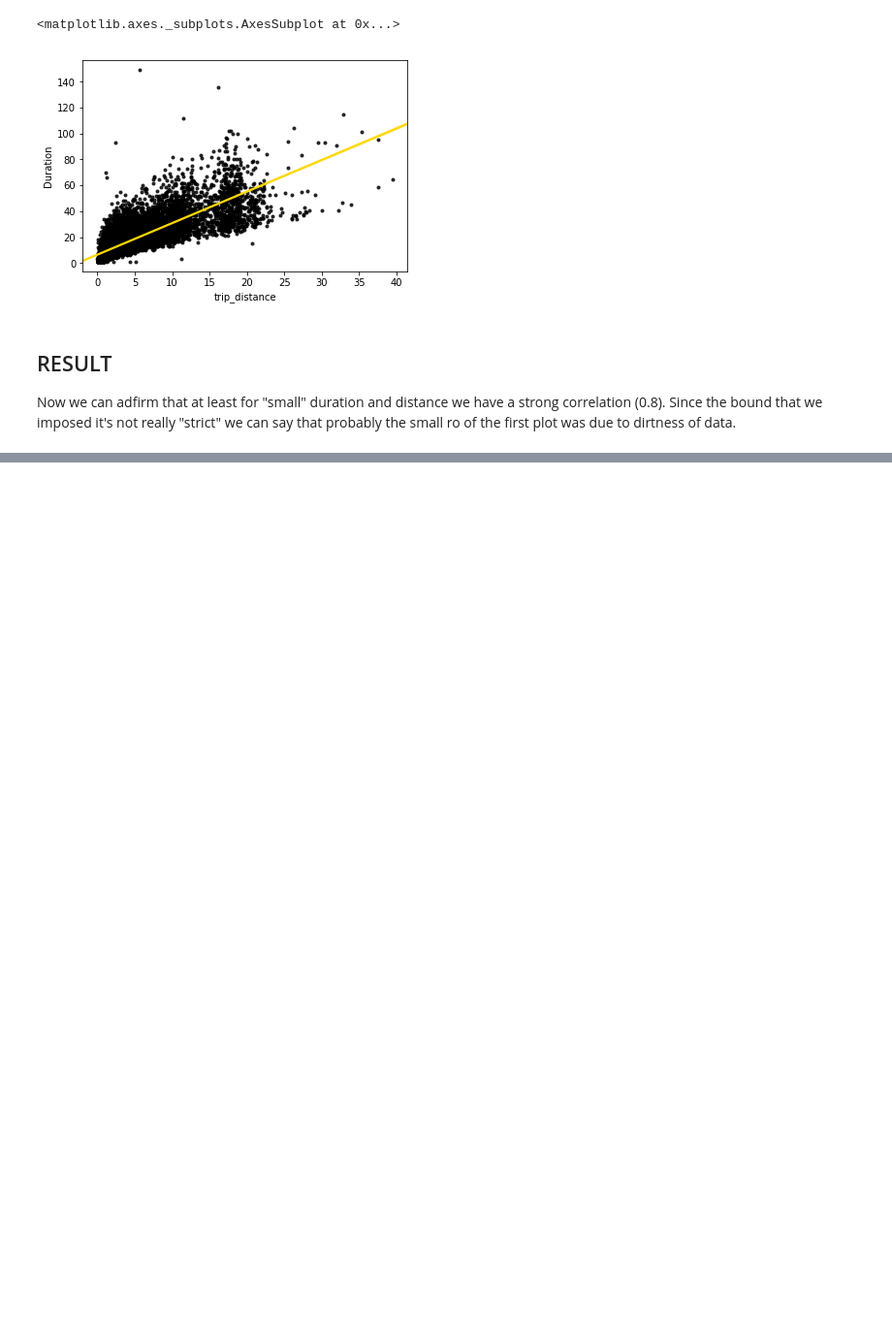
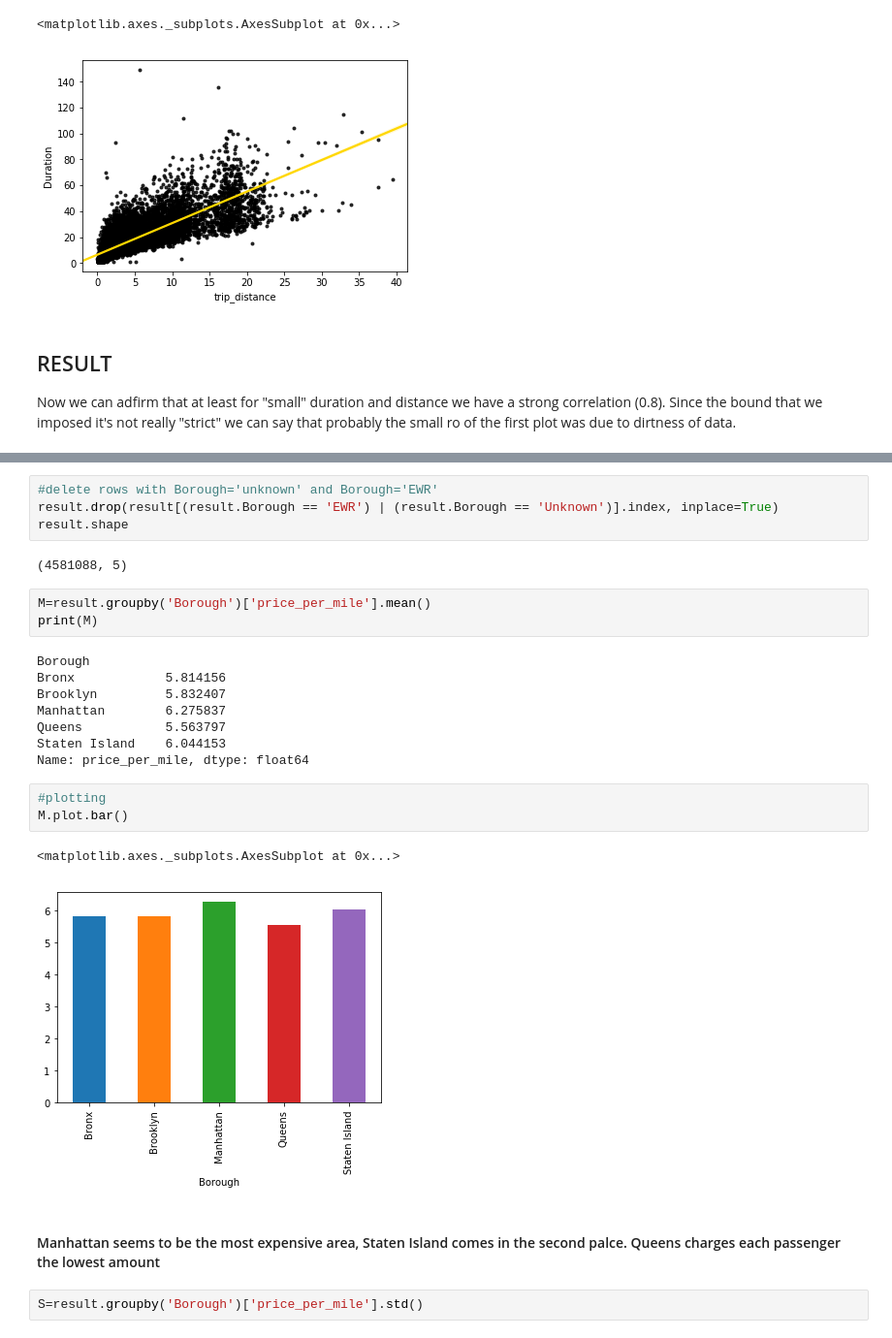
Before and after one commit to EgonFerri/ADM-HM2, a Jupyter notebook: HMW2_OFFICIALFILE.ipynb, the cells around one changed output, grey strips where cells are left out. Shown at 97% size. Drawn from its saved outputs; the diff is of its cells as text; blank space fills up the shorter version.

```diff
--- a/HMW2_OFFICIALFILE.ipynb
+++ b/HMW2_OFFICIALFILE.ipynb
@@ -1516,0 +1693,27 @@ Since the bound that we imposed it's not really "strict" we can say that probabl
+# %%
+#delete rows with Borough='unknown' and Borough='EWR'
+result.drop(result[(result.Borough == 'EWR') | (result.Borough == 'Unknown')].index, inplace=True)
+result.shape
+# %% [output]
+(4581088, 5)
+# %%
+M=result.groupby('Borough')['price_per_mile'].mean()
+print(M)
+# %% [output]
+Borough
+Bronx            5.814156
+Brooklyn         5.832407
+Manhattan        6.275837
+Queens           5.563797
+Staten Island    6.044153
+Name: price_per_mile, dtype: float64
+# %%
+#plotting
+M.plot.bar()
+# %% [output]
+<matplotlib.axes._subplots.AxesSubplot at 0x...>
+[figure, added]
+# %% [markdown]
+#### Manhattan seems to be the most expensive area, Staten Island comes in the second palce. Queens charges each passenger the lowest amount
+# %%
+S=result.groupby('Borough')['price_per_mile'].std()
```
Also changed, not shown: parts of 45 cells of this notebook.
